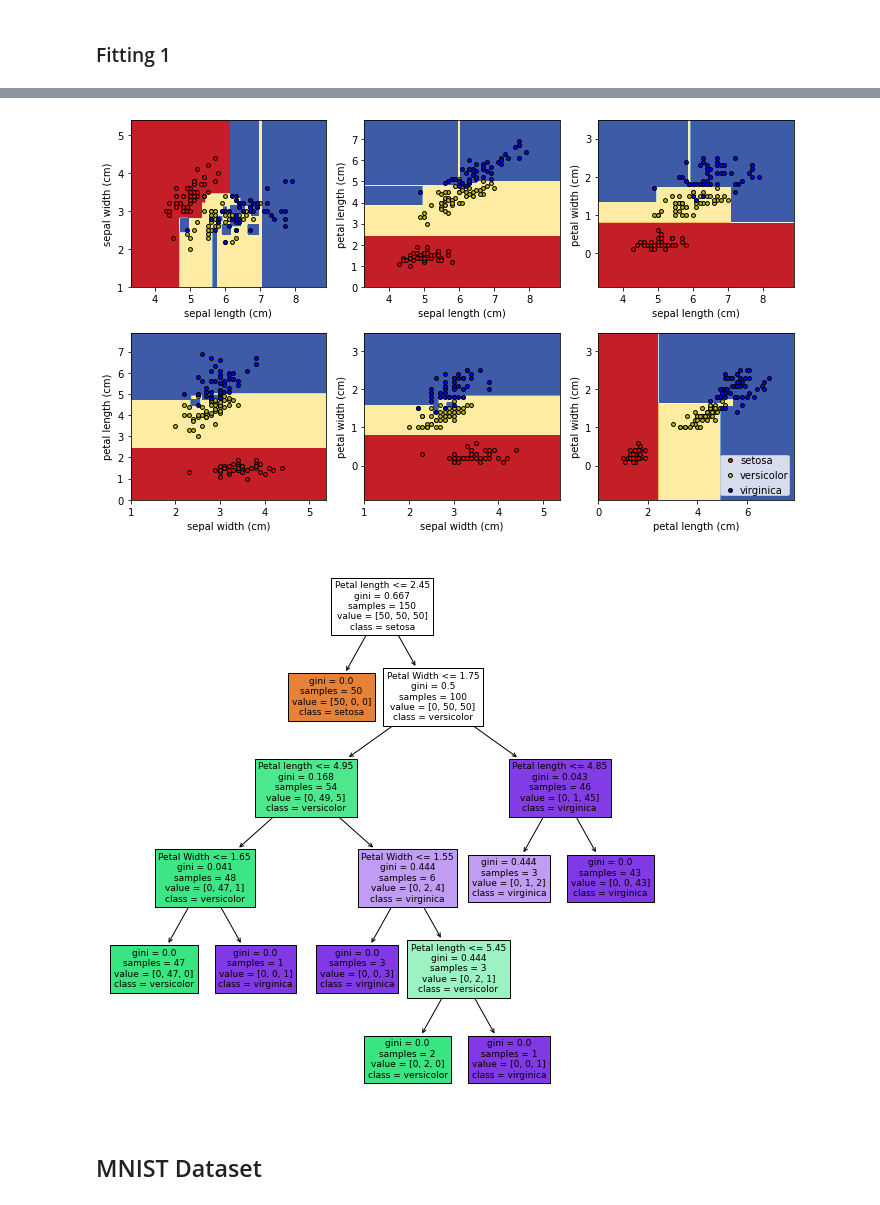
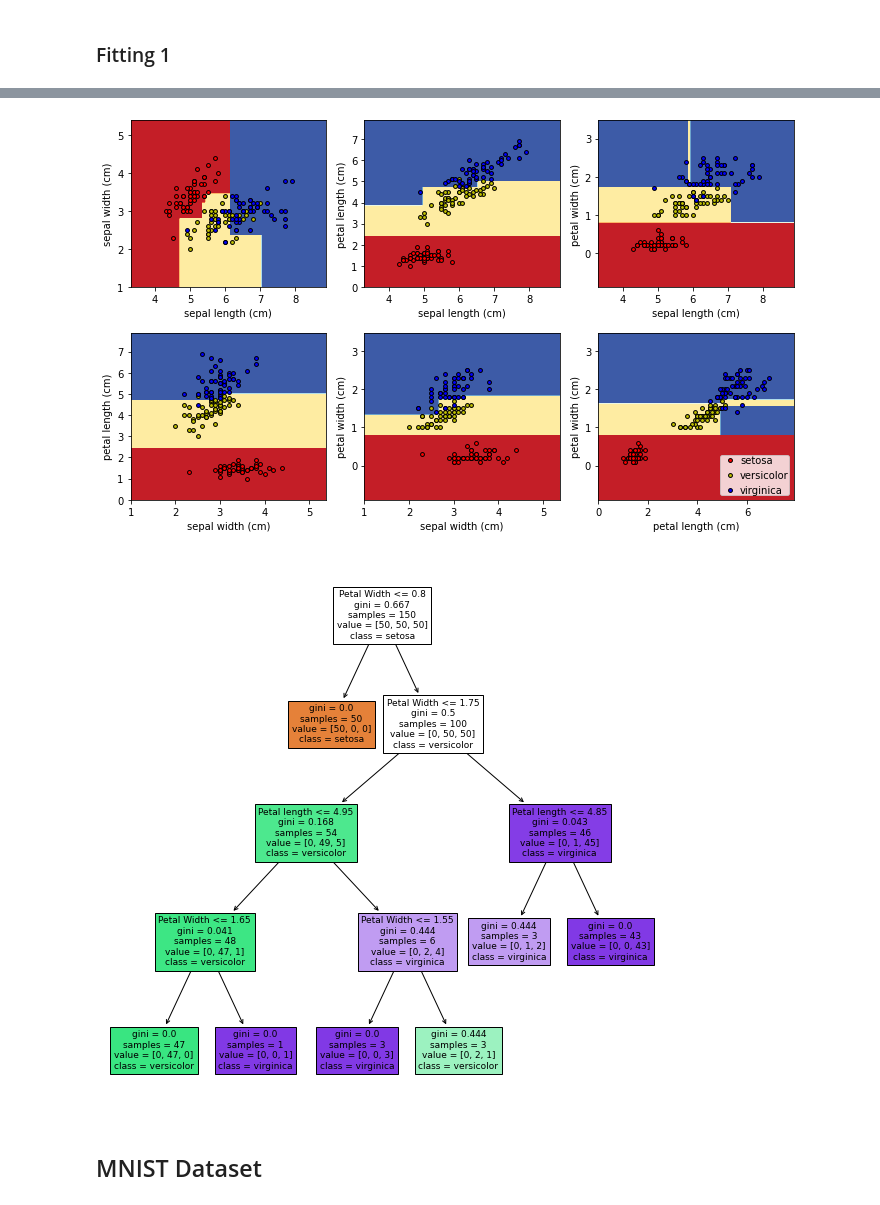
Before and after one commit to Davideee/schleuniger-ml, a Jupyter notebook: SupervisedLearning-Classification.ipynb, the cells around one changed output, grey strips where cells are left out. Drawn from its saved outputs; the diff is of its cells as text; code cells hidden in the pictures.

Commit message:
remove random_state

```diff
--- a/SupervisedLearning-Classification.ipynb
+++ b/SupervisedLearning-Classification.ipynb
@@ -157,15 +159,14 @@ plot_tree_iris(clf)
 # %%
 ### Play-Zone ###
-random_state = 15
-max_depth = 20
+max_depth = 4
 ### Play-Zone ###
 
-clf = DecisionTreeClassifier(random_state=random_state, max_depth=max_depth)
+clf = DecisionTreeClassifier(random_state=10, max_depth=max_depth)
 plot_decision_boundaries(clf)
 plot_tree_iris(clf)
 # %% [output]
-[figure, old version]
+[figure, new version]
-[figure, old version]
+[figure, new version]
 # %% [markdown]
 ## MNIST Dataset
 # %% [markdown]
```
Also changed, not shown: parts of 3 cells of this notebook.
